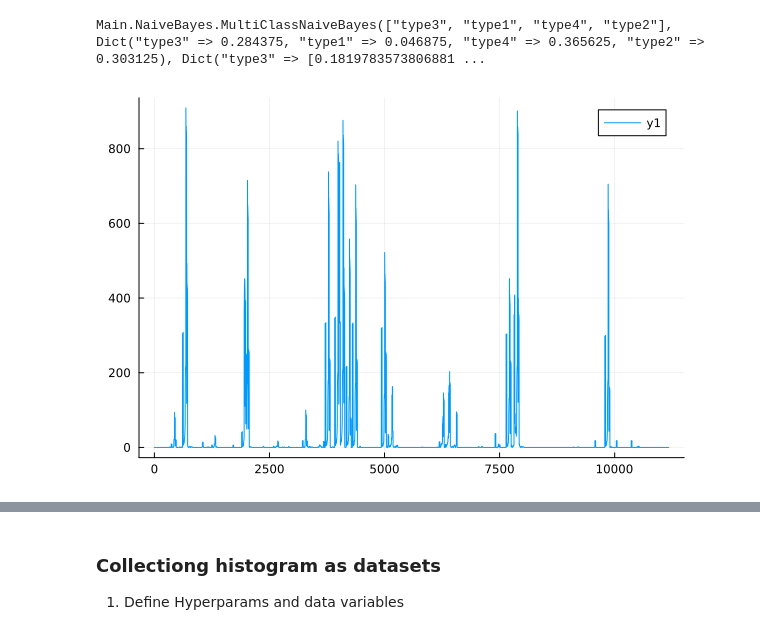
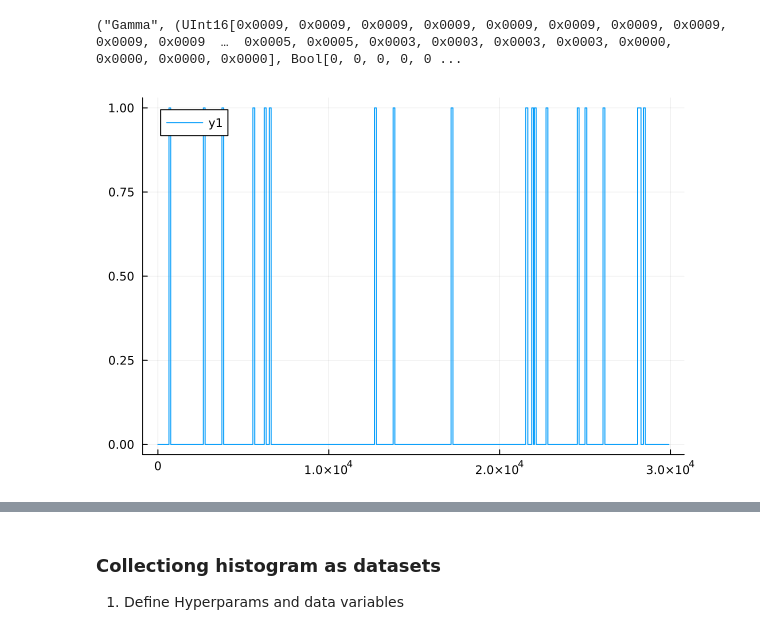
Before and after one commit to SALIPE/genomic-extractor, a Jupyter notebook: notebooks/wdwclassifier.ipynb, the cells around one changed output, grey strips where cells are left out. Saved outputs shown, nothing was run; the diff lists cells and outputs as text; code cells hidden in the pictures.

```diff
--- a/notebooks/wdwclassifier.ipynb
+++ b/notebooks/wdwclassifier.ipynb
@@ -25,14 +22,14 @@ WARNING: replacing module NaiveBayes.
 # %%
-modelCachedFile::String = "../.project_cache/0.006/kmers_distribution.dat"
-# modelCachedFile::String = "../.project_cache/0.002/type1_outmask.dat"
+# modelCachedFile::String = "../.project_cache/0.002/kmers_distribution.dat"
+modelCachedFile::String = "../.project_cache/0.002/Gamma_outmask.dat"
 model = DataIO.load_cache(modelCachedFile)
 # %% [output]
-Main.NaiveBayes.MultiClassNaiveBayes(["type3", "type1", "type4", "type2"], Dict("type3" => 0.284375, "type1" => 0.046875, "type4" => 0.365625, "type2" => 0.303125), Dict("type3" => [0.1819783573806881 ...
+("Gamma", (UInt16[0x0009, 0x0009, 0x0009, 0x0009, 0x0009, 0x0009, 0x0009, 0x0009, 0x0009, 0x0009  …  0x0005, 0x0005, 0x0003, 0x0003, 0x0003, 0x0003, 0x0000, 0x0000, 0x0000, 0x0000], Bool[0, 0, 0, 0, 0 ...
 # %%
-variant, (hist,mask), _ = model
-plot(hist)
+variant, (hist,mask) = model
+plot(mask)
 # %% [output]
-[figure, old version]
+[figure, new version]
 # %%
 @show model.kmerset
 # %% [output]
```
Also changed, not shown: parts of 4 cells of this notebook, 4 other files.
